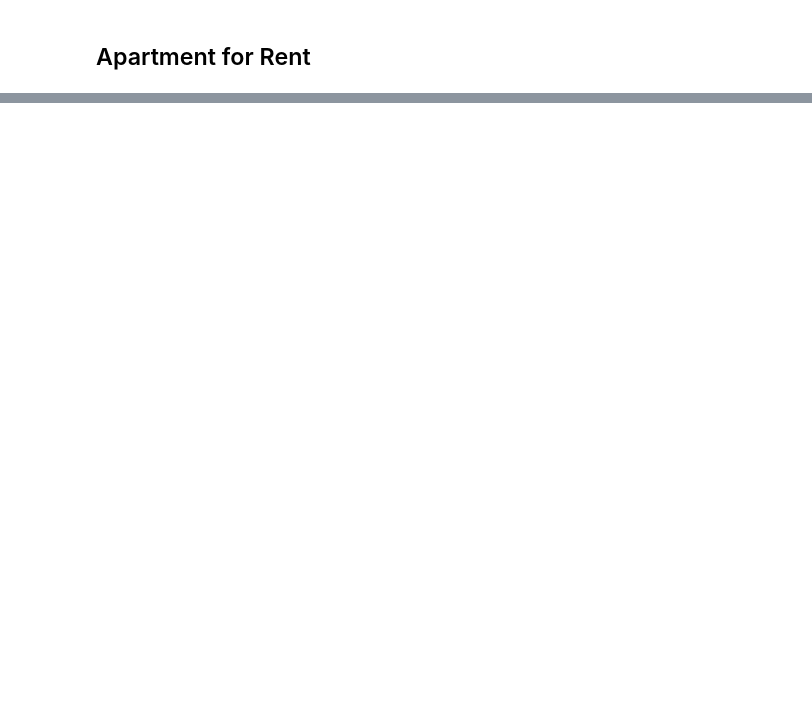
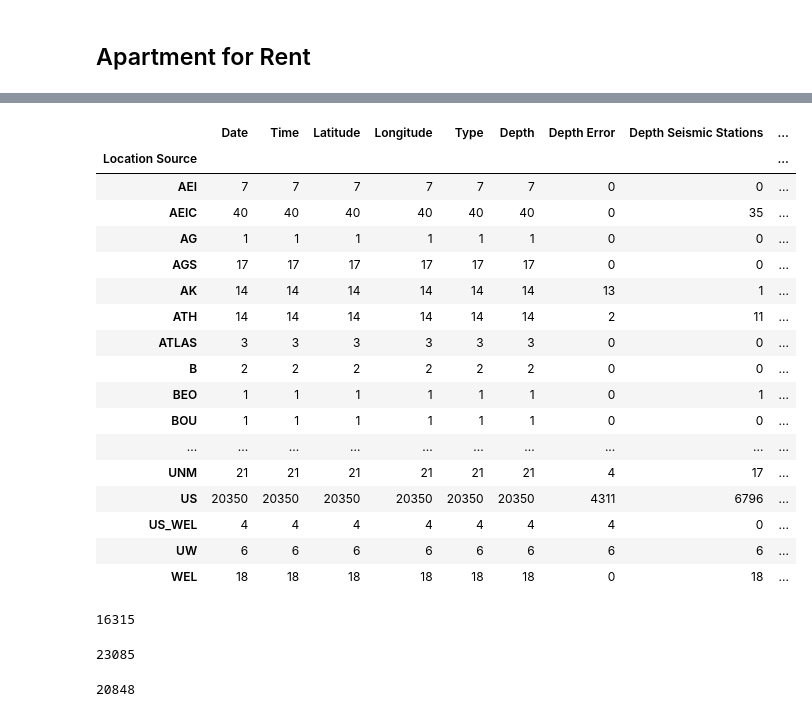
Before and after one commit to samfallahian/data-gan, a Jupyter notebook: play_ground.ipynb, the cells around one changed output, grey strips where cells are left out. Cells and saved outputs as stored; diff of their text form; code cells hidden in the pictures; blank space fills up the shorter version.

```diff
--- a/play_ground.ipynb
+++ b/play_ground.ipynb
@@ -76,0 +460,2 @@ df.to_csv("dataset/AirQuality/AirQuality-Clean.csv", index=False)
+# %%
+df = pd.read_csv("dataset/SignificantEarthquakes/Earthquakes.csv")
@@ -76,0 +475,35 @@ df.to_csv("dataset/AirQuality/AirQuality-Clean.csv", index=False)
+# %%
+df.drop(columns=["Type","Depth Error", "Depth Seismic Stations", "Magnitude Error", "Magnitude Seismic Stations", "Azimuthal Gap", "Horizontal Distance", "Horizontal Error", "Root Mean Square", "ID", "Source", "Location Source", "Magnitude Source", "Status"], inplace=True)
+# %%
+df.groupby("Location Source").count()
+# %% [output]
+|  | Date | Time | Latitude | Longitude | Type | Depth | Depth Error | Depth Seismic Stations | ... |
+| Location Source |  |  |  |  |  |  |  |  | ... |
+| AEI | 7 | 7 | 7 | 7 | 7 | 7 | 0 | 0 | ... |
+| AEIC | 40 | 40 | 40 | 40 | 40 | 40 | 0 | 35 | ... |
+| AG | 1 | 1 | 1 | 1 | 1 | 1 | 0 | 0 | ... |
+| AGS | 17 | 17 | 17 | 17 | 17 | 17 | 0 | 0 | ... |
+| AK | 14 | 14 | 14 | 14 | 14 | 14 | 13 | 1 | ... |
+| ATH | 14 | 14 | 14 | 14 | 14 | 14 | 2 | 11 | ... |
+| ATLAS | 3 | 3 | 3 | 3 | 3 | 3 | 0 | 0 | ... |
+| B | 2 | 2 | 2 | 2 | 2 | 2 | 0 | 0 | ... |
+| BEO | 1 | 1 | 1 | 1 | 1 | 1 | 0 | 1 | ... |
+| BOU | 1 | 1 | 1 | 1 | 1 | 1 | 0 | 0 | ... |
+| ... | ... | ... | ... | ... | ... | ... | ... | ... | ... |
+| UNM | 21 | 21 | 21 | 21 | 21 | 21 | 4 | 17 | ... |
+| US | 20350 | 20350 | 20350 | 20350 | 20350 | 20350 | 4311 | 6796 | ... |
+| US_WEL | 4 | 4 | 4 | 4 | 4 | 4 | 4 | 0 | ... |
+| UW | 6 | 6 | 6 | 6 | 6 | 6 | 6 | 6 | ... |
+| WEL | 18 | 18 | 18 | 18 | 18 | 18 | 0 | 18 | ... |
+# %%
+df["Depth Seismic Stations"].isnull().sum()
+# %% [output]
+16315
+# %%
+df["Magnitude Error"].isnull().sum()
+# %% [output]
+23085
+# %%
+df["Magnitude Seismic Stations"].isnull().sum()
+# %% [output]
+20848
```
Also changed, not shown: parts of 87 cells of this notebook.
